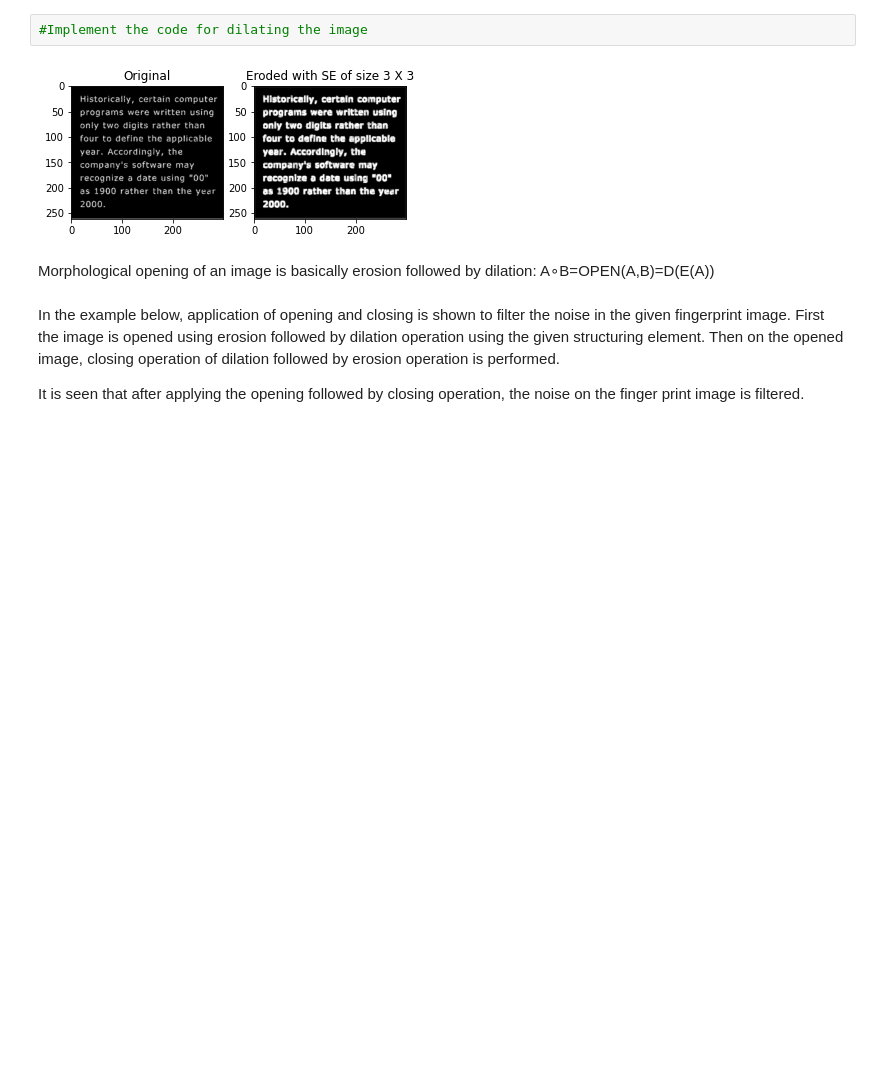
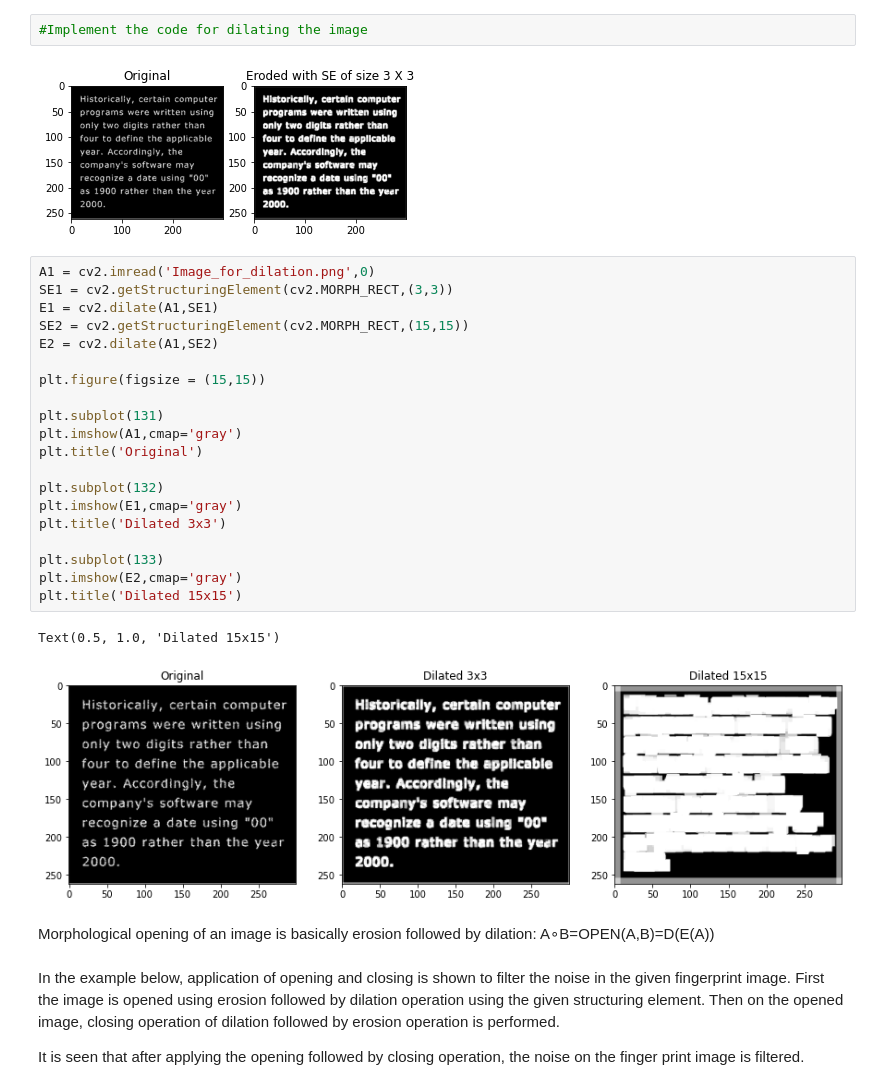
Before and after one commit to ChintzRuparel/Image-Processing, a Jupyter notebook: IP_Expt_7.ipynb, the cells around one changed output. Drawn from its saved outputs; the diff is of its cells as text; blank space fills up the shorter version.

```diff
--- a/IP_Expt_7.ipynb
+++ b/IP_Expt_7.ipynb
@@ -151,6 +151,29 @@ Enter the size of the structuring element3
 #Implement the code for dilating the image
 # %% [output]
 [figure]
+# %%
+A1 = cv2.imread('Image_for_dilation.png',0)
+SE1 = cv2.getStructuringElement(cv2.MORPH_RECT,(3,3))
+E1 = cv2.dilate(A1,SE1)
+SE2 = cv2.getStructuringElement(cv2.MORPH_RECT,(15,15))
+E2 = cv2.dilate(A1,SE2)
+
+plt.figure(figsize = (15,15))
+
+plt.subplot(131)
+plt.imshow(A1,cmap='gray')
+plt.title('Original')
+
+plt.subplot(132)
+plt.imshow(E1,cmap='gray')
+plt.title('Dilated 3x3')
+
+plt.subplot(133)
+plt.imshow(E2,cmap='gray')
+plt.title('Dilated 15x15')
+# %% [output]
+Text(0.5, 1.0, 'Dilated 15x15')
+[figure, added]
 # %% [markdown]
 Morphological opening of an image is basically erosion followed by dilation:
 A∘B=OPEN(A,B)=D(E(A))
```
Also changed, not shown: parts of 2 cells of this notebook.
